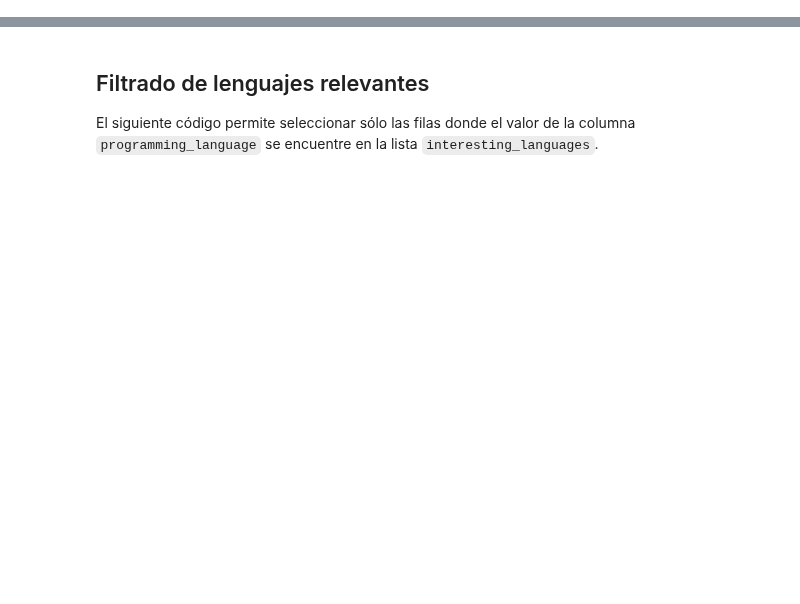
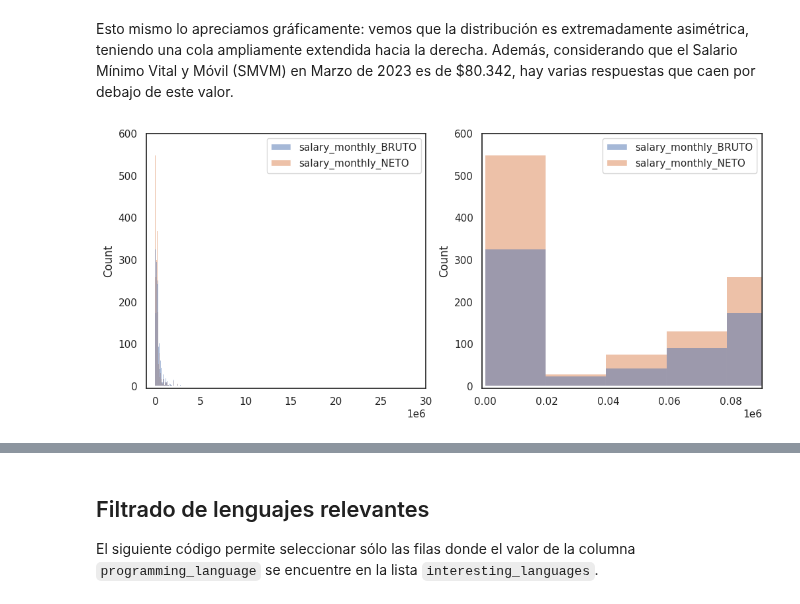
Before and after one commit to Cheva94/Diplo_G22, a Jupyter notebook: AyVD/resolucion_AyVD_parte1.ipynb, the cells around one changed output, grey strips where cells are left out. Cells and saved outputs as stored; diff of their text form; code cells hidden in the pictures; blank space fills up the shorter version.

```diff
--- a/AyVD/resolucion_AyVD_parte1.ipynb
+++ b/AyVD/resolucion_AyVD_parte1.ipynb
@@ -251,0 +20,15 @@ print(df_lang_copy)
+# %%
+import io
+import matplotlib
+import matplotlib.pyplot as plt
+import numpy as np
+import pandas as pd
+import seaborn as sns
+import scipy
+
+pd.set_option('display.max_rows', 1000) # cambiar el número de filas que se mostrarán usando display.max_rows.
+pd.set_option('display.max_columns', 1000)
+pd.set_option('display.width', 1000)
+
+sns.set_context('talk')
+sns.set_theme(style='white')
@@ -251,0 +56,7 @@ print(df_lang_copy)
+# %%
+relevant_columns = ["salary_monthly_BRUTO","salary_monthly_NETO","tools_programming_languages"]
+df1 = df[relevant_columns] # Nuevo DataFrame
+
+print(f'Cantidad inicial de filas: {total_ans}.')
+df1 = df1.dropna(subset=relevant_columns)
+print(f'Quedan {len(df1)} filas.')
@@ -251,0 +84,18 @@ print(df_lang_copy)
+# %% [markdown]
+Esto mismo lo apreciamos gráficamente: vemos que la distribución es extremadamente asimétrica, teniendo una cola ampliamente extendida hacia la derecha. Además, considerando que el Salario Mínimo Vital y Móvil (SMVM) en Marzo de 2023 es de $80.342, hay varias respuestas que caen por debajo de este valor.
+# %%
+fig, axs = plt.subplots(1,2, figsize=(12,5))
+
+sns.histplot(df1, ax=axs[0], color='steelblue')
+axs[0].ticklabel_format(style='sci', axis='x', scilimits=(6,6))
+axs[0].set_ylim((-5,600))
+axs[0].set_xlim((-1*10**6,30*10**6))
+
+sns.histplot(df1, ax=axs[1], color='steelblue')
+axs[1].ticklabel_format(style='sci', axis='x', scilimits=(6,6))
+axs[1].set_ylim((-5,600))
+axs[1].set_xlim((-1000,9*10**4))
+
+plt.show()
+# %% [output]
+[figure, added]
```
Also changed, not shown: parts of 52 cells of this notebook.
